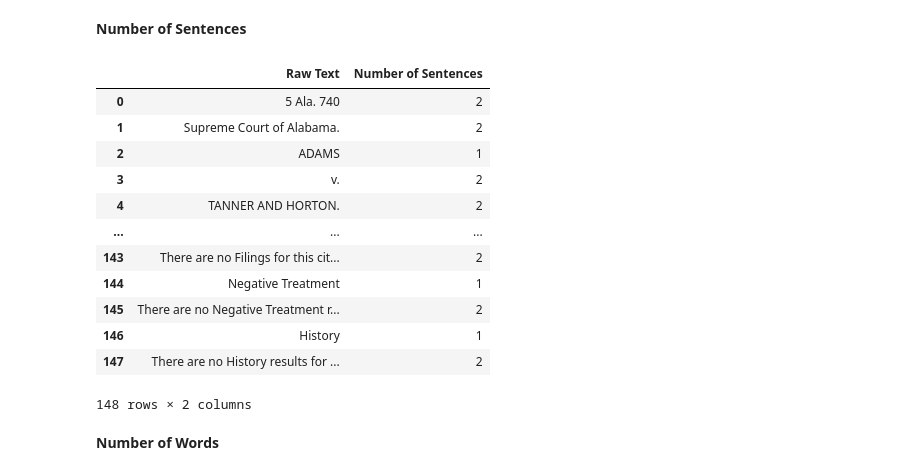
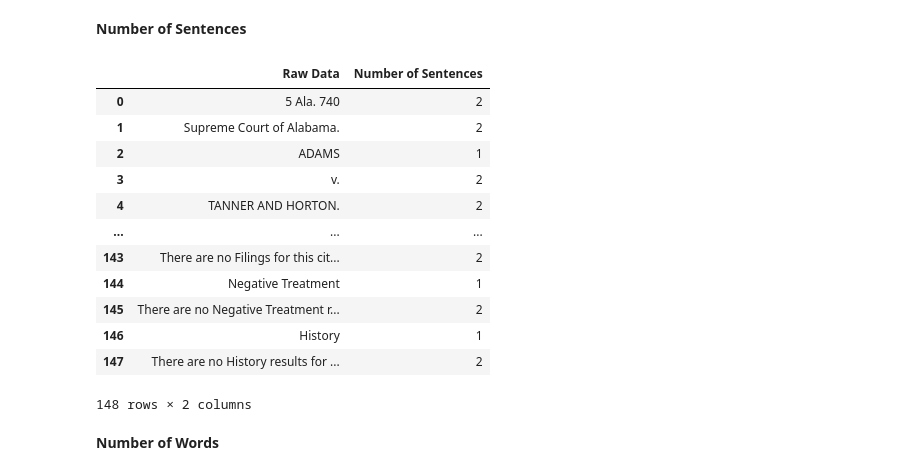
Before and after one commit to Akshitasama/akshita_INFO5731_Spring2021, a Jupyter notebook: In_class_exercise_04.ipynb, the cells around one changed output. Drawn from its saved outputs; the diff is of its cells as text; code cells hidden in the pictures.

```diff
--- a/In_class_exercise_04.ipynb
+++ b/In_class_exercise_04.ipynb
@@ -73,9 +73,9 @@ print(data_frame)
 **Number of Sentences**
 # %%
 data_frame['Number of Sentences'] = data_frame['Raw Data'].apply(lambda x: len(str(x).split(".")))
-df
+data_frame
 # %% [output]
-|  | Raw Text | Number of Sentences |
+|  | Raw Data | Number of Sentences |
 | 0 | 5 Ala. 740 | 2 |
 | 1 | Supreme Court of Alabama. | 2 |
 | 2 | ADAMS | 1 |
```
Also changed, not shown: parts of 6 cells of this notebook.
